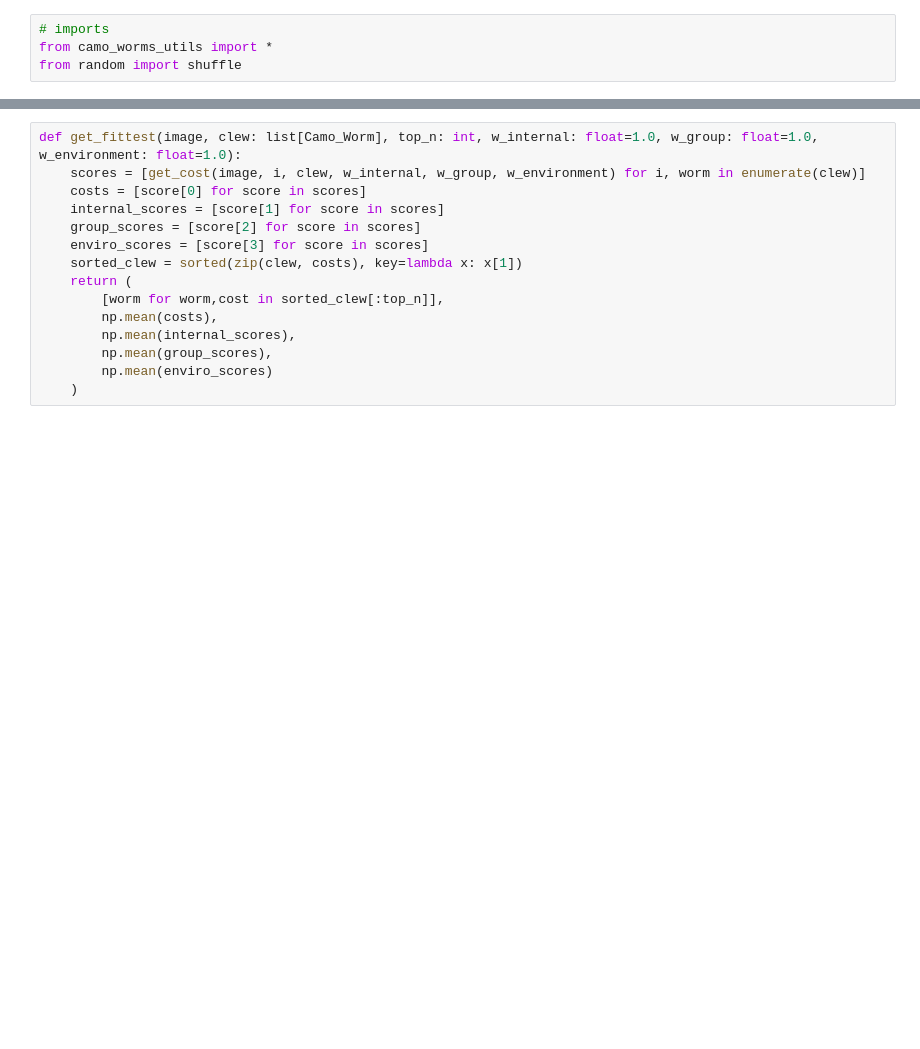
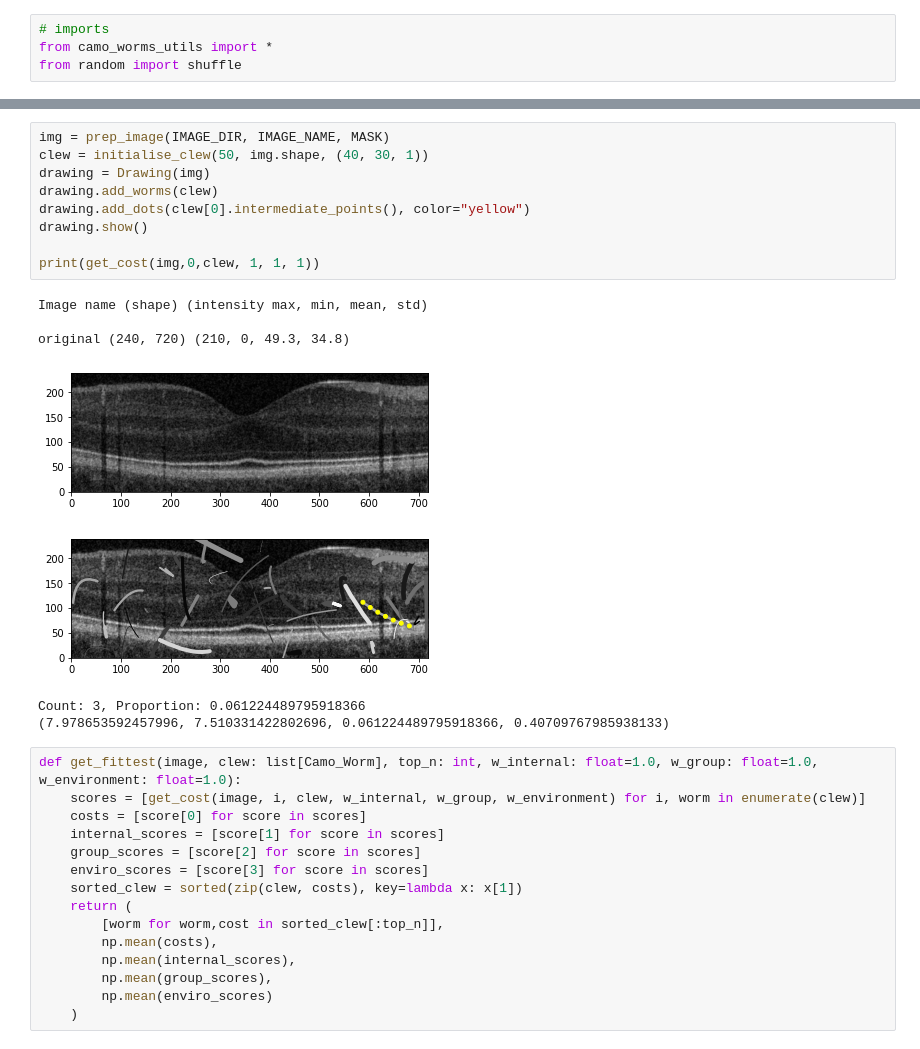
Before and after one commit to evnw/CITS4404-Assignment2, a Jupyter notebook: CamoWorms_EA.ipynb, the cells around one changed output, grey strips where cells are left out. Saved outputs shown, nothing was run; the diff lists cells and outputs as text; blank space fills up the shorter version.

Commit message:
count based group score

```diff
--- a/CamoWorms_EA.ipynb
+++ b/CamoWorms_EA.ipynb
@@ -74,3 +69,20 @@ def get_cost(image, worm_idx: int, clew: list[Camo_Worm], w_internal, w_group, w
+# %%
+img = prep_image(IMAGE_DIR, IMAGE_NAME, MASK)
+clew = initialise_clew(50, img.shape, (40, 30, 1))
+drawing = Drawing(img)
+drawing.add_worms(clew)
+drawing.add_dots(clew[0].intermediate_points(), color="yellow")
+drawing.show()
+
+print(get_cost(img,0,clew, 1, 1, 1))
+# %% [output]
+Image name (shape) (intensity max, min, mean, std)
+
+original (240, 720) (210, 0, 49.3, 34.8)
+[figure, added]
+[figure, added]
+Count: 3, Proportion: 0.061224489795918366
+(7.978653592457996, 7.510331422802696, 0.061224489795918366, 0.40709767985938133)
 # %%
 def get_fittest(image, clew: list[Camo_Worm], top_n: int, w_internal: float=1.0, w_group: float=1.0, w_environment: float=1.0):
     scores = [get_cost(image, i, clew, w_internal, w_group, w_environment) for i, worm in enumerate(clew)]
```
Also changed, not shown: parts of 3 cells of this notebook.
